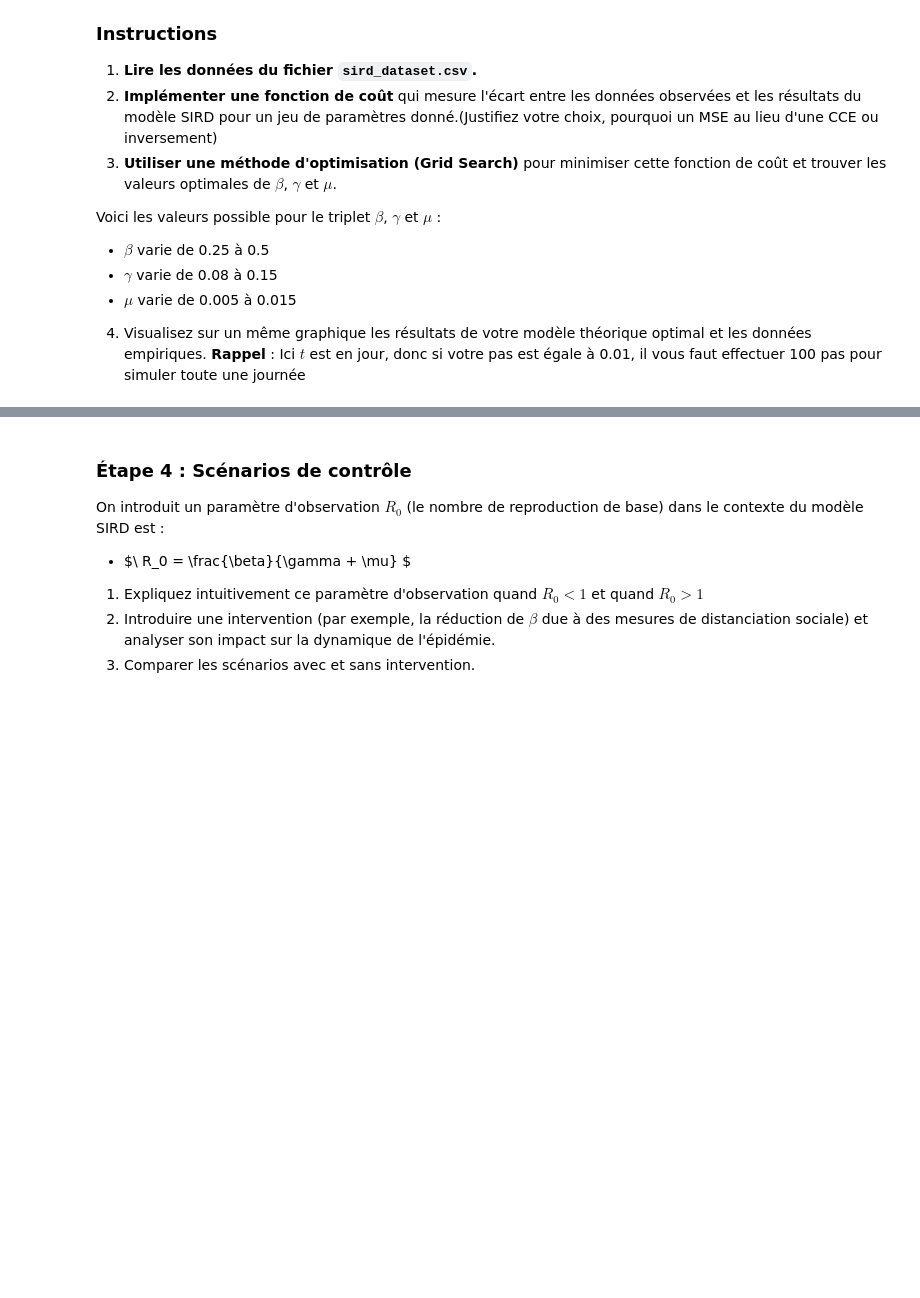
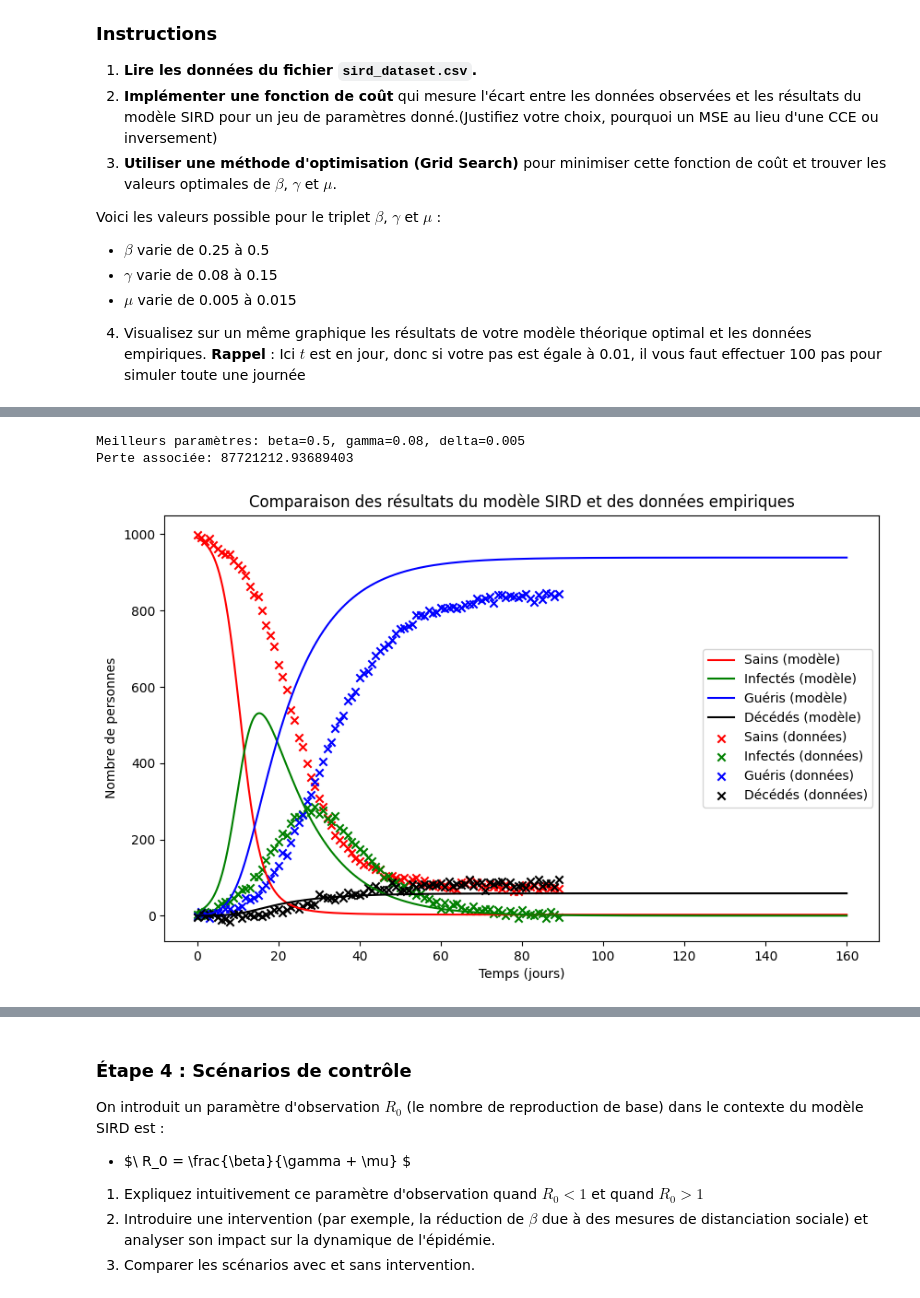
Before and after one commit to Jordy500/science-epidemology, a Jupyter notebook: modèle épidémiologique SIRD.ipynb, the cells around one changed output, grey strips where cells are left out. Cells and saved outputs as stored; diff of their text form; code cells hidden in the pictures; blank space fills up the shorter version.

```diff
--- a/modèle épidémiologique SIRD.ipynb
+++ b/modèle épidémiologique SIRD.ipynb
@@ -127,0 +198,6 @@ Voici les valeurs possible pour le triplet $\beta$, $\gamma$ et $\mu$ :
+# %%
+# importation des données
+import pandas as pd
+
+data = pd.read_csv('sird_dataset.csv')
+data.head(5)
@@ -127,0 +211,68 @@ Voici les valeurs possible pour le triplet $\beta$, $\gamma$ et $\mu$ :
+# %%
+# implementation d'une fonction de cout pour comparer les données simulées et les données réelles.
+from numpy import less
+
+# Mean squared error function
+def mse(data, healthy_people, infected_people, people_healed, deceased_people):
+    loss = 0
+    for _, row in data.iterrows():
+        loss += (row['Susceptibles'] - healthy_people[_])**2
+        loss += (row['Infectés'] - infected_people[_])**2
+        loss += (row['Rétablis'] - people_healed[_])**2
+        loss += (row['Décès'] - deceased_people[_])**2
+    return loss / len(data)
+
+# Paramètres du modèle
+N = 1000
+beta_values = [0.25, 0.5]
+gamma_values = [0.08, 0.15]
+delta_values = [0.005, 0.015]
+
+# Conditions initiales
+S0 = 0.99 * N
+I0 = 0.01 * N
+R0 = 0 * N
+D0 = 0 * N
+
+# Simulation
+dt = 0.01
+T = 160
+
+best_loss = float('inf')
+best_params = None
+
+
+# Grid Search pour trouver les valeurs optimales de beta, gamma et delta
+for gamma in gamma_values:
+        for delta in delta_values:
+            t, healthy_people, infected_people, people_healed, deceased_people = euler_sird(S0, I0, R0, D0, N, beta, gamma, delta, dt, T)
+            current_loss = loss(data, healthy_people, infected_people, people_healed, deceased_people)
+            if current_loss < best_loss:
+                best_loss = current_loss
+                best_params = (beta, gamma, delta)
+
+# Affichage des meilleurs paramètres et de la perte associée
+print(f"Meilleurs paramètres: beta={best_params[0]}, gamma={best_params[1]}, delta={best_params[2]}")
+print(f"Perte associée: {best_loss}")
+
+# Visualisation des résultats avec les meilleurs paramètres et les données empiriques
+t, healthy_people, infected_people, people_healed, deceased_people = euler_sird(S0, I0, R0, D0, N, best_params[0], best_params[1], best_params[2], dt, T)
+
+plt.figure(figsize=(10, 6))
+plt.plot(t, healthy_people, 'r', label='Sains (modèle)')
+plt.plot(t, infected_people, 'g', label='Infectés (modèle)')
+plt.plot(t, people_healed, 'b', label='Guéris (modèle)')
+plt.plot(t, deceased_people, 'k', label='Décédés (modèle)')
+plt.scatter(data['Jour'], data['Susceptibles'] * N, color='r', marker='x', label='Sains (données)')
+plt.scatter(data['Jour'], data['Infectés'] * N, color='g', marker='x', label='Infectés (données)')
+plt.scatter(data['Jour'], data['Rétablis'] * N, color='b', marker='x', label='Guéris (données)')
+plt.scatter(data['Jour'], data['Décès'] * N, color='k', marker='x', label='Décédés (données)')
+plt.xlabel('Temps (jours)')
+plt.ylabel('Nombre de personnes')
+plt.legend()
+plt.title('Comparaison des résultats du modèle SIRD et des données empiriques')
+plt.show()
+# %% [output]
+Meilleurs paramètres: beta=0.5, gamma=0.08, delta=0.005
+Perte associée: 87721212.93689403
+[figure, added]
```
Also changed, not shown: parts of 16 cells of this notebook, 2 other files.
